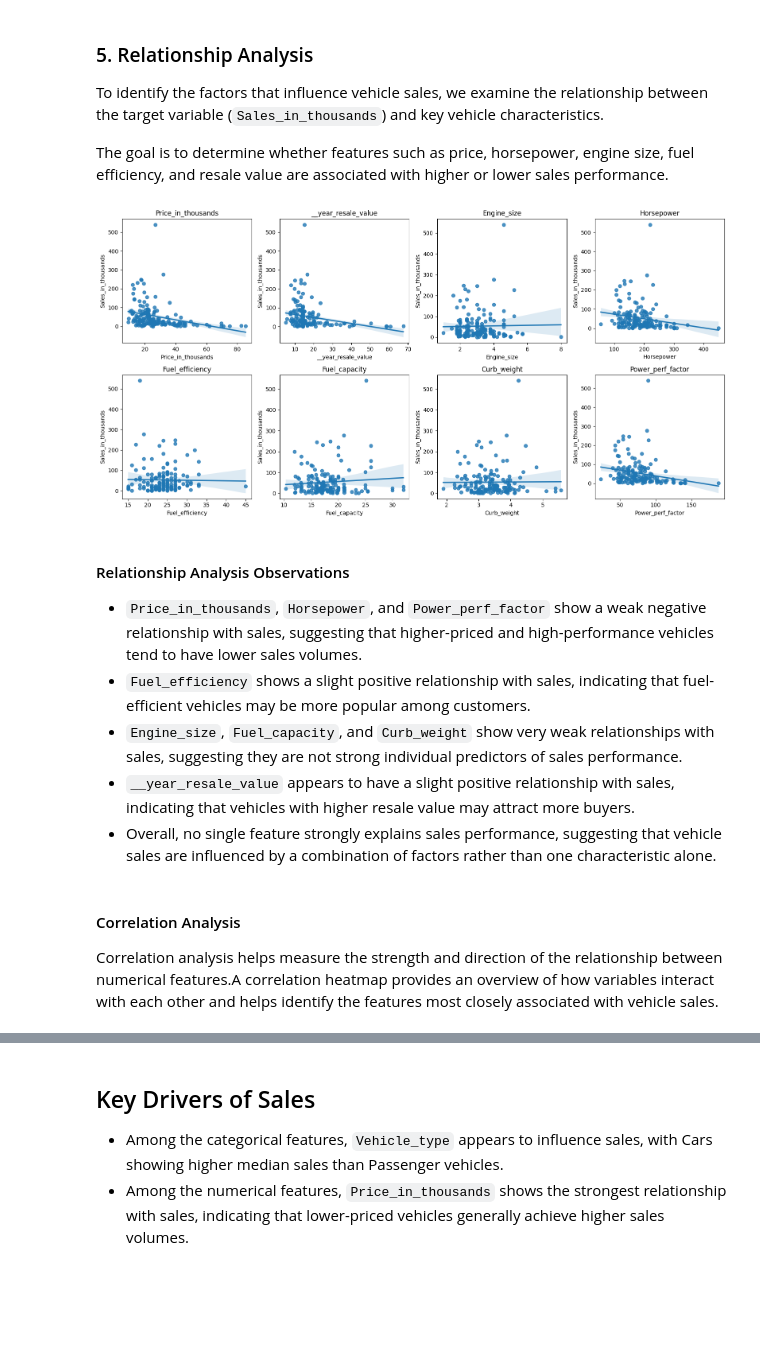
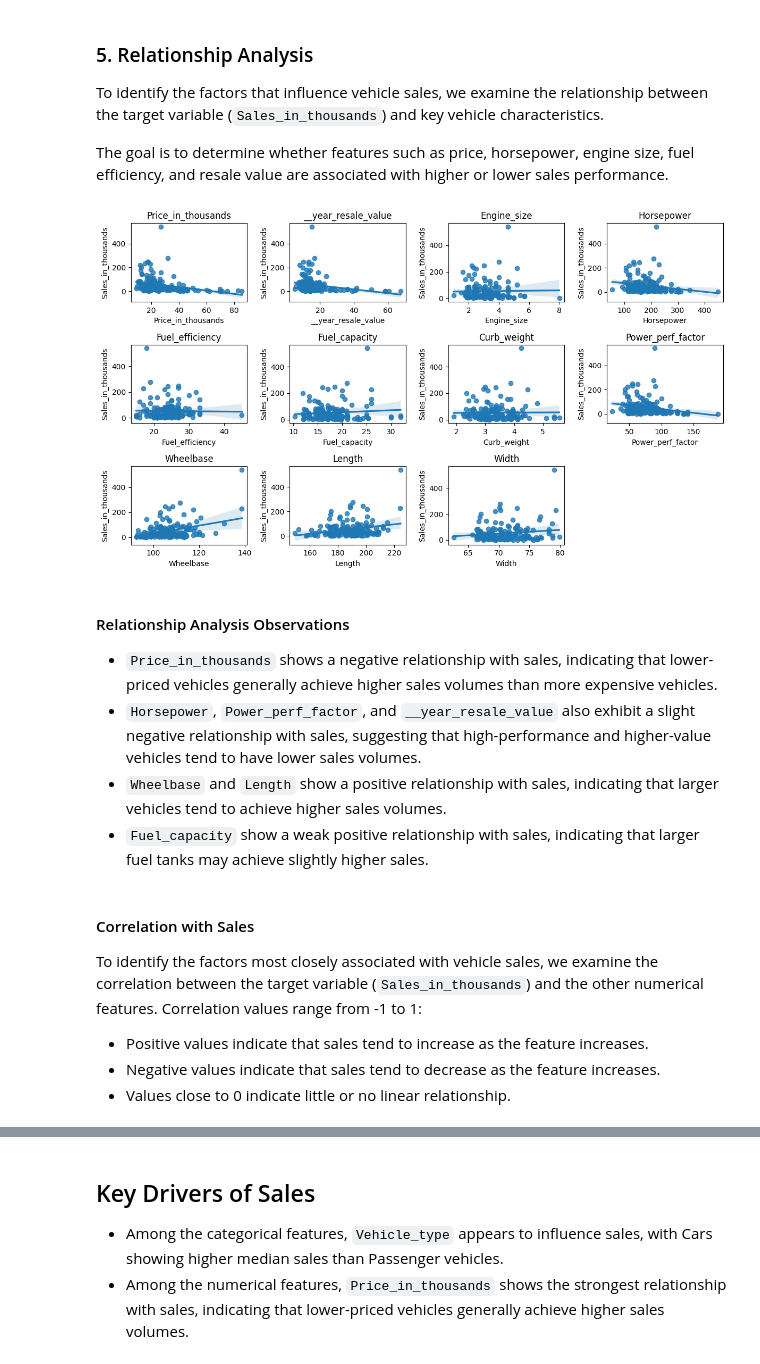
Before and after one commit to nnitika25-png/Car_sales, a Jupyter notebook: notebooks/03_Exploratory_Data_Analysis.ipynb, the cells around one changed output, grey strips where cells are left out. Saved outputs shown, nothing was run; the diff lists cells and outputs as text; code cells hidden in the pictures; blank space fills up the shorter version.

```diff
--- a/notebooks/03_Exploratory_Data_Analysis.ipynb
+++ b/notebooks/03_Exploratory_Data_Analysis.ipynb
@@ -198,36 +222,43 @@ The goal is to determine whether features such as price, horsepower, engine size
 # %%
 # Key numerical features vs Sales
 features = [
     "Price_in_thousands",
     "__year_resale_value",
     "Engine_size",
     "Horsepower",
     "Fuel_efficiency",
     "Fuel_capacity",
     "Curb_weight",
-    "Power_perf_factor"
+    "Power_perf_factor",
+    "Wheelbase",
+    "Length",
+    "Width"
 ]
-
-plt.figure(figsize=(16, 8))
+plt.figure(figsize=(12, 7))
 
 for i, feature in enumerate(features, 1):
 
-    plt.subplot(2, 4, i)
-    sns.regplot(data=df, x=feature, y="Sales_in_thousands")
+    plt.subplot(3, 4, i)
+    sns.regplot(data=df, x=feature, y="Sales_in_thousands") #Shows the data points and Adds a regression (trend) line
+    #Identifying positive or negative relationships
     plt.title(feature)
 plt.tight_layout()
 plt.show()
 # %% [output]
-[figure, old version]
+[figure, new version]
 # %% [markdown]
 #### Relationship Analysis Observations
 
-- `Price_in_thousands`, `Horsepower`, and `Power_perf_factor` show a weak negative relationship with sales, suggesting that higher-priced and high-performance vehicles tend to have lower sales volumes.
-- `Fuel_efficiency` shows a slight positive relationship with sales, indicating that fuel-efficient vehicles may be more popular among customers.
-- `Engine_size`, `Fuel_capacity`, and `Curb_weight` show very weak relationships with sales, suggesting they are not strong individual predictors of sales performance.
-- `__year_resale_value` appears to have a slight positive relationship with sales, indicating that vehicles with higher resale value may attract more buyers.
-- Overall, no single feature strongly explains sales performance, suggesting that vehicle sales are influenced by a combination of factors rather than one characteristic alone.
+- `Price_in_thousands` shows a negative relationship with sales, indicating that lower-priced vehicles generally achieve higher sales volumes than more expensive vehicles.
+- `Horsepower`, `Power_perf_factor`, and `__year_resale_value` also exhibit a slight negative relationship with sales, suggesting that high-performance and higher-value vehicles tend to have lower sales volumes.
+- `Wheelbase` and `Length` show a positive relationship with sales, indicating that larger vehicles tend to achieve higher sales volumes.
+- `Fuel_capacity` show a weak positive relationship with sales, indicating that larger fuel tanks may achieve slightly higher sales.
 # %% [markdown]
-#### Correlation Analysis
+#### Correlation with Sales
 
-Correlation analysis helps measure the strength and direction of the relationship between numerical features.A correlation heatmap provides an overview of how variables interact with each other and helps identify the features most closely associated with vehicle sales.
+To identify the factors most closely associated with vehicle sales, we examine the correlation between the target variable (`Sales_in_thousands`) and the other numerical features.
+Correlation values range from -1 to 1:
+
+- Positive values indicate that sales tend to increase as the feature increases.
+- Negative values indicate that sales tend to decrease as the feature increases.
+- Values close to 0 indicate little or no linear relationship.
```
Also changed, not shown: parts of 9 cells of this notebook.
